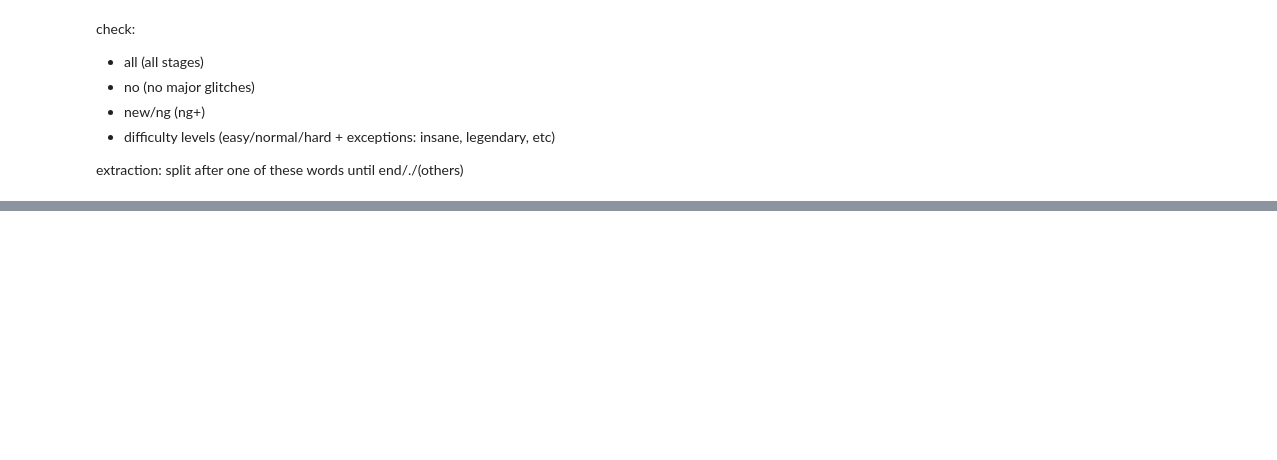
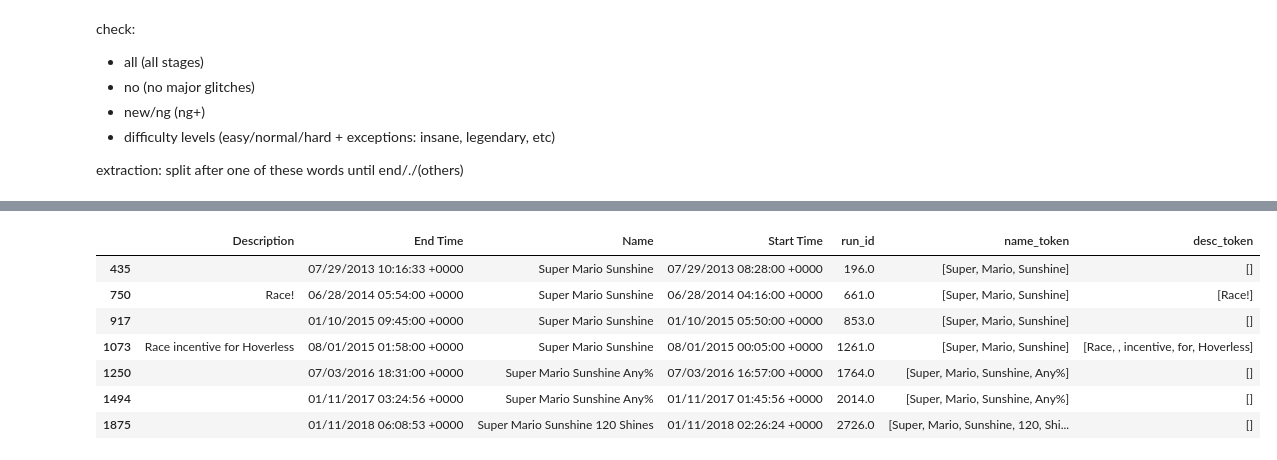
Before and after one commit to jtanquil/data-done-quick, a Jupyter notebook: runs_cleaning.ipynb, the cells around one changed output, grey strips where cells are left out. Cells and saved outputs as stored; diff of their text form; code cells hidden in the pictures; blank space fills up the shorter version.

```diff
--- a/runs_cleaning.ipynb
+++ b/runs_cleaning.ipynb
@@ -361,0 +403,11 @@ Name: 45, dtype: object
+# %%
+search('shine')
+# %% [output]
+|  | Description | End Time | Name | Start Time | run_id | name_token | desc_token |
+| 435 |  | 07/29/2013 10:16:33 +0000 | Super Mario Sunshine | 07/29/2013 08:28:00 +0000 | 196.0 | [Super, Mario, Sunshine] | [] |
+| 750 | Race! | 06/28/2014 05:54:00 +0000 | Super Mario Sunshine | 06/28/2014 04:16:00 +0000 | 661.0 | [Super, Mario, Sunshine] | [Race!] |
+| 917 |  | 01/10/2015 09:45:00 +0000 | Super Mario Sunshine | 01/10/2015 05:50:00 +0000 | 853.0 | [Super, Mario, Sunshine] | [] |
+| 1073 | Race incentive for Hoverless | 08/01/2015 01:58:00 +0000 | Super Mario Sunshine | 08/01/2015 00:05:00 +0000 | 1261.0 | [Super, Mario, Sunshine] | [Race, , incentive, for, Hoverless] |
+| 1250 |  | 07/03/2016 18:31:00 +0000 | Super Mario Sunshine Any% | 07/03/2016 16:57:00 +0000 | 1764.0 | [Super, Mario, Sunshine, Any%] | [] |
+| 1494 |  | 01/11/2017 03:24:56 +0000 | Super Mario Sunshine Any% | 01/11/2017 01:45:56 +0000 | 2014.0 | [Super, Mario, Sunshine, Any%] | [] |
+| 1875 |  | 01/11/2018 06:08:53 +0000 | Super Mario Sunshine 120 Shines | 01/11/2018 02:26:24 +0000 | 2726.0 | [Super, Mario, Sunshine, 120, Shi... | [] |
```
Also changed, not shown: parts of 16 cells of this notebook, 3 other files.
